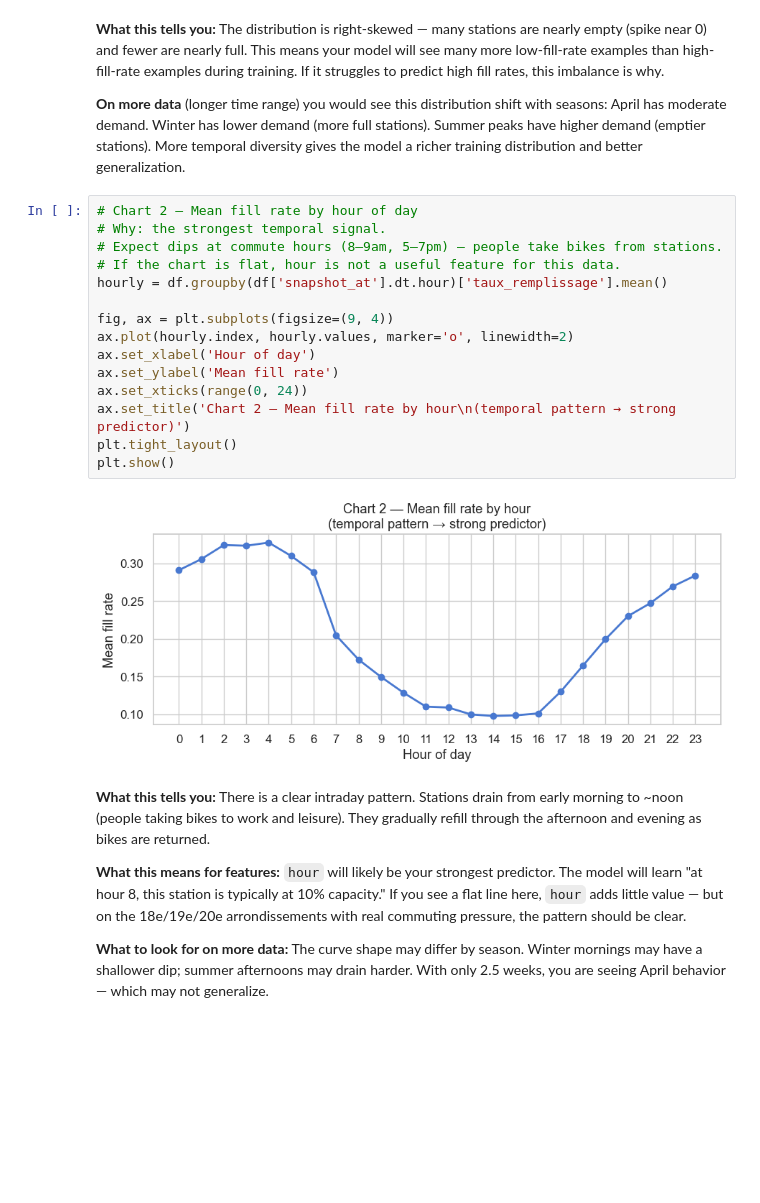
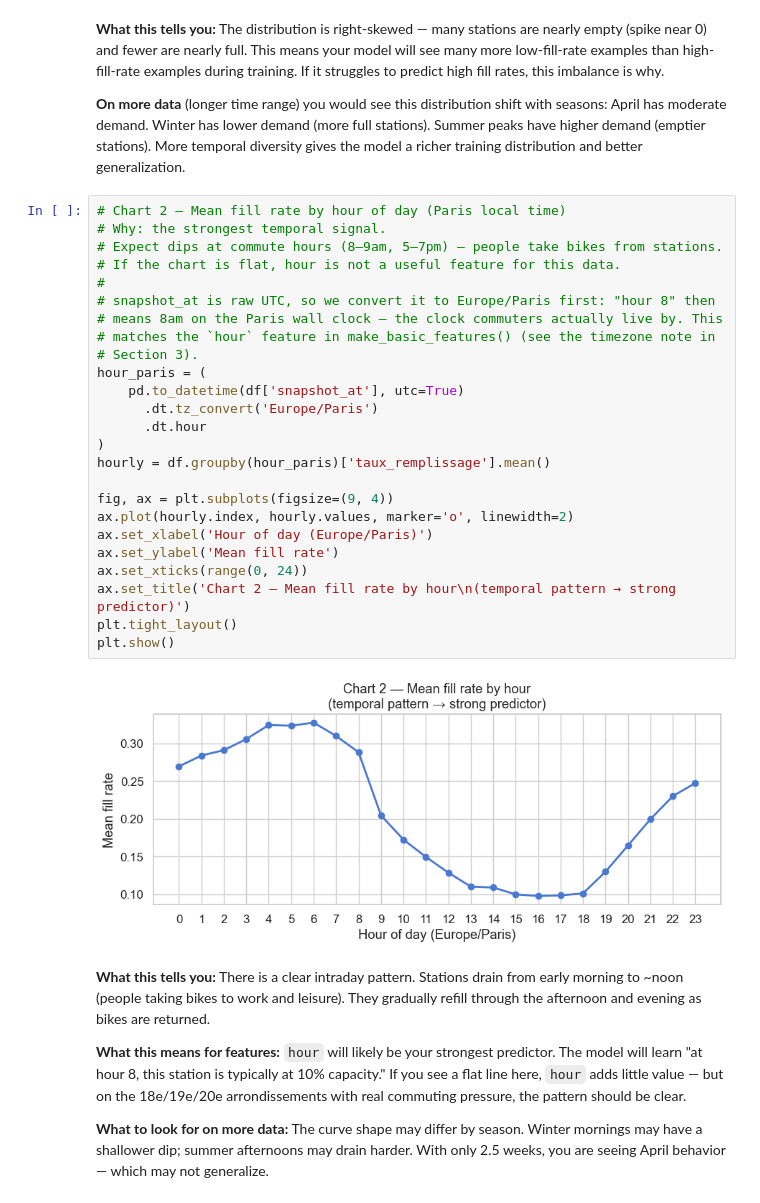
Before and after one commit to Pastis-ai/velib-predict-dispo, a Jupyter notebook: starter.ipynb, the cells around one changed output. Drawn from its saved outputs; the diff is of its cells as text; blank space fills up the shorter version.

```diff
--- a/starter.ipynb
+++ b/starter.ipynb
@@ -229,22 +270,32 @@ April has moderate demand. Winter has lower demand (more full stations).
 Summer peaks have higher demand (emptier stations). More temporal diversity
 gives the model a richer training distribution and better generalization.
 # %%
-# Chart 2 — Mean fill rate by hour of day
+# Chart 2 — Mean fill rate by hour of day (Paris local time)
 # Why: the strongest temporal signal.
 # Expect dips at commute hours (8–9am, 5–7pm) — people take bikes from stations.
 # If the chart is flat, hour is not a useful feature for this data.
-hourly = df.groupby(df['snapshot_at'].dt.hour)['taux_remplissage'].mean()
+#
+# snapshot_at is raw UTC, so we convert it to Europe/Paris first: "hour 8" then
+# means 8am on the Paris wall clock — the clock commuters actually live by. This
+# matches the `hour` feature in make_basic_features() (see the timezone note in
+# Section 3).
+hour_paris = (
+    pd.to_datetime(df['snapshot_at'], utc=True)
+      .dt.tz_convert('Europe/Paris')
+      .dt.hour
+)
+hourly = df.groupby(hour_paris)['taux_remplissage'].mean()
 
 fig, ax = plt.subplots(figsize=(9, 4))
 ax.plot(hourly.index, hourly.values, marker='o', linewidth=2)
-ax.set_xlabel('Hour of day')
+ax.set_xlabel('Hour of day (Europe/Paris)')
 ax.set_ylabel('Mean fill rate')
 ax.set_xticks(range(0, 24))
 ax.set_title('Chart 2 — Mean fill rate by hour\n(temporal pattern → strong predictor)')
 plt.tight_layout()
 plt.show()
 # %% [output]
-[figure, old version]
+[figure, new version]
 # %% [markdown]
 **What this tells you:** There is a clear intraday pattern.
 Stations drain from early morning to ~noon (people taking bikes to work and leisure).
```
Also changed, not shown: parts of 13 cells of this notebook, 2 other files.
